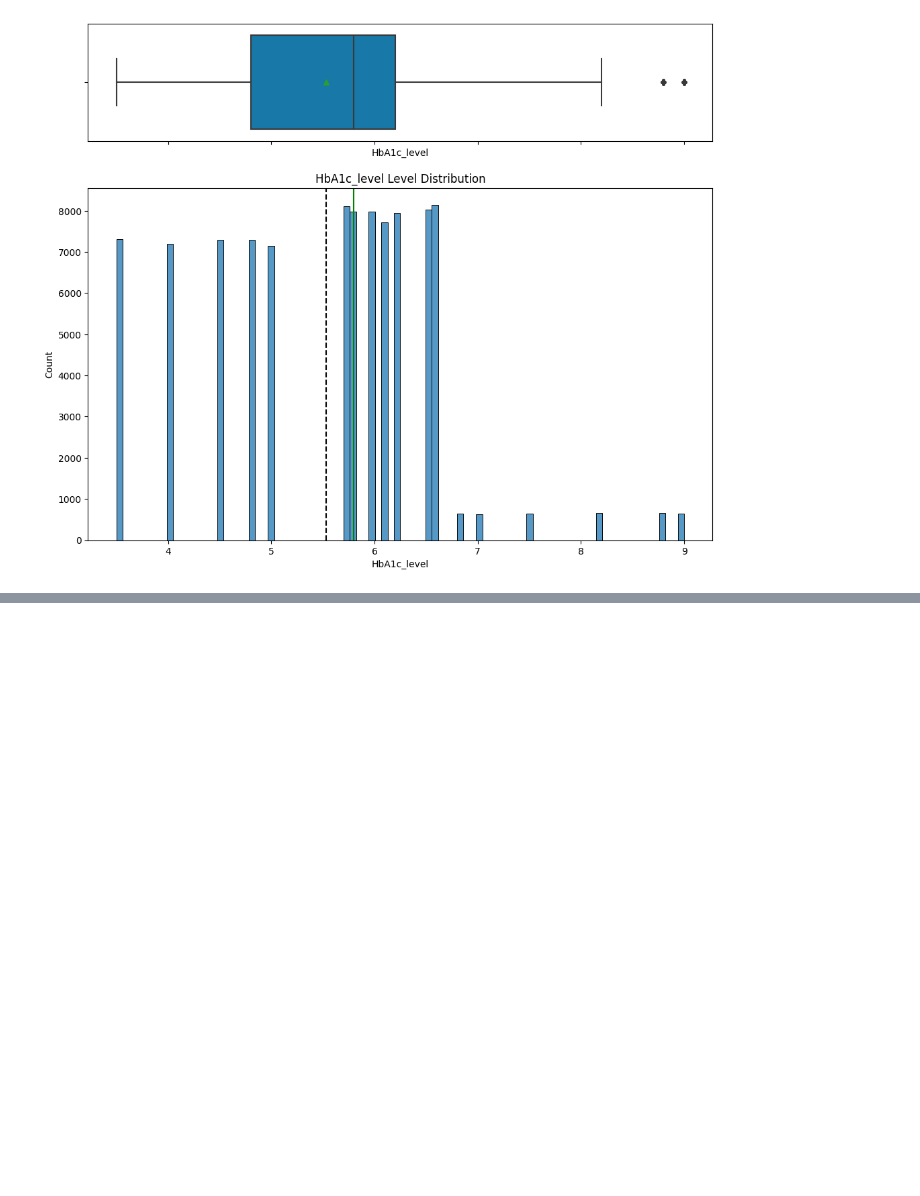
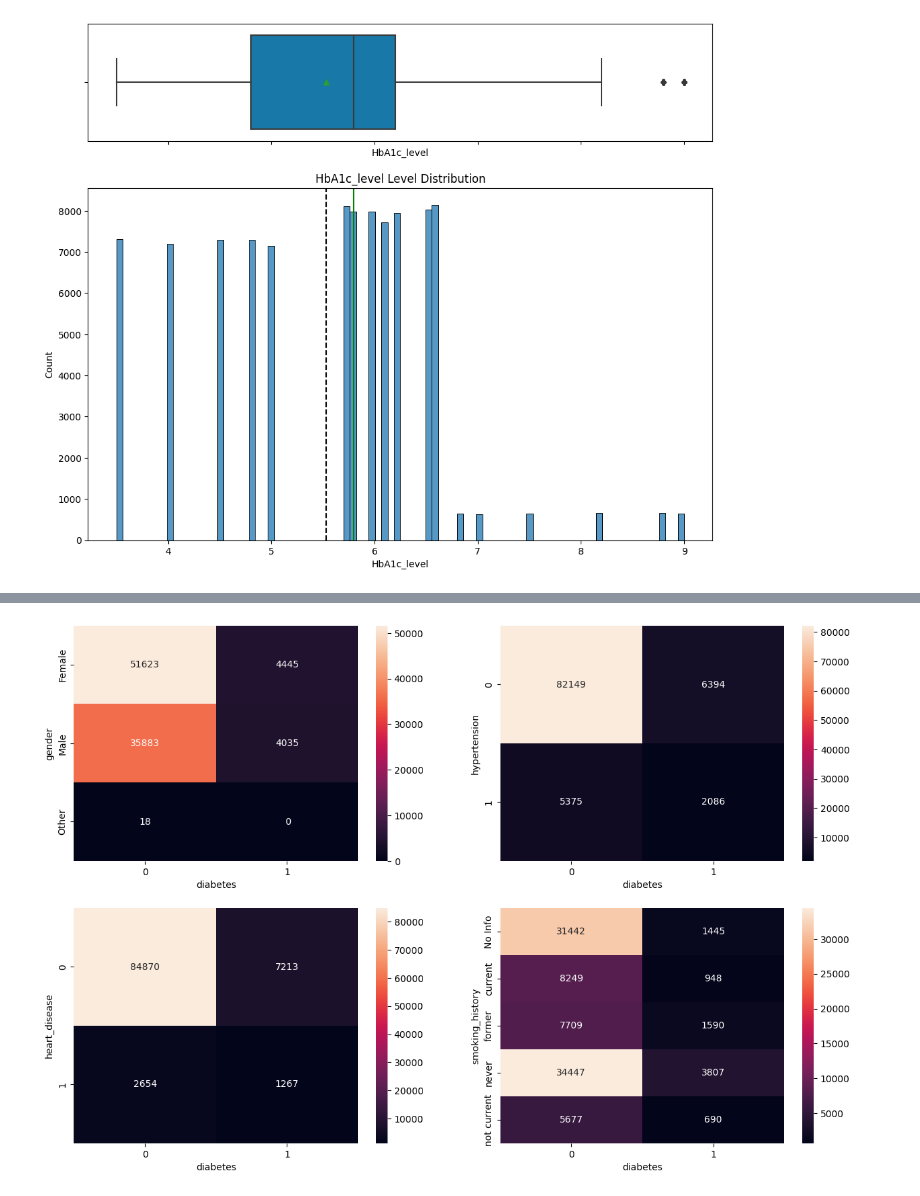
Before and after one commit to ChetanAIML/Team5, a Jupyter notebook: ML_FinalProject_Team5.ipynb, the cells around one changed output, grey strips where cells are left out. Cells and saved outputs as stored; diff of their text form; code cells hidden in the pictures; blank space fills up the shorter version.

```diff
--- a/ML_FinalProject_Team5.ipynb
+++ b/ML_FinalProject_Team5.ipynb
@@ -194,0 +236,12 @@ plt.show()
+# %%
+#@title Target/Categorical Variable Relationship
+
+plt.figure(figsize=(15, 10))
+i = 1
+for col in categorical_columns:
+    if col != 'diabetes':
+        plt.subplot(2, 2, i)
+        sns.heatmap(pd.crosstab(df[col], df['diabetes']), fmt='2', annot=True)
+        i+=1
+# %% [output]
+[figure, added]
```
Also changed, not shown: parts of 9 cells of this notebook.
